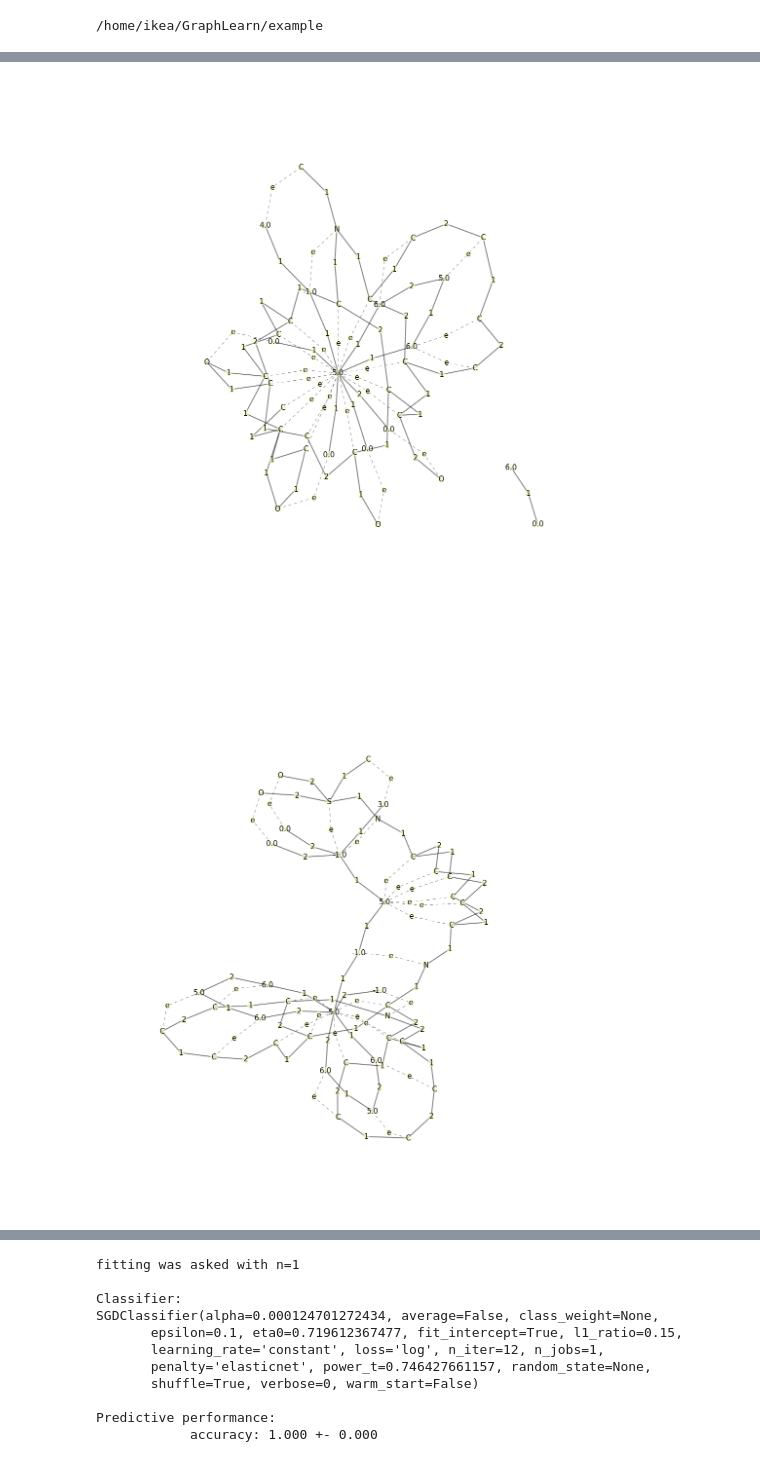
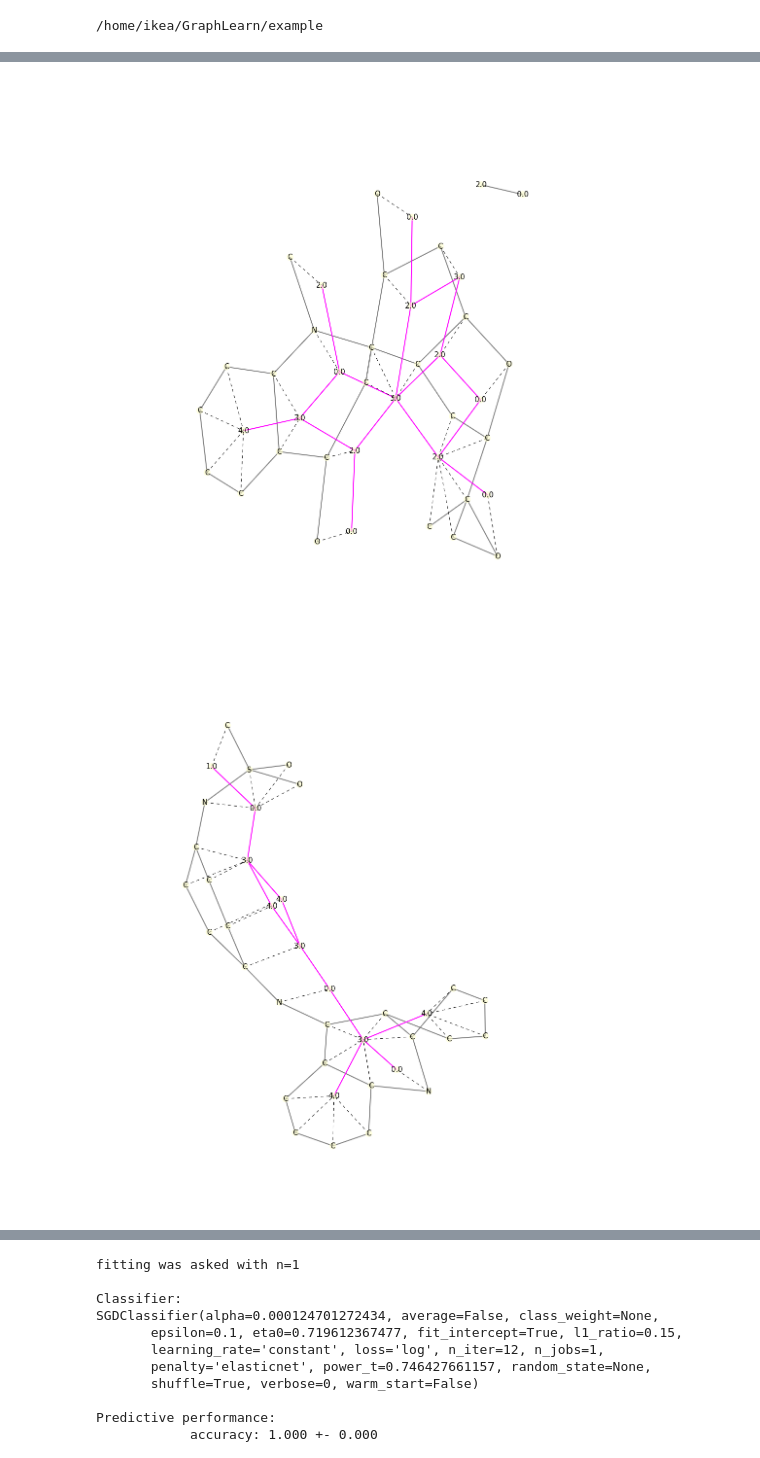
Before and after one commit to fabriziocosta/GraphLearn, a Jupyter notebook: example/Abstract_by_Estimator.ipynb, the cells around one changed output, grey strips where cells are left out. Drawn from its saved outputs; the diff is of its cells as text; code cells hidden in the pictures.

Commit message:
grawing nested graphs is now nice. edge attributes are preserved, and coloring is possible

```diff
--- a/example/Abstract_by_Estimator.ipynb
+++ b/example/Abstract_by_Estimator.ipynb
@@ -57,7 +57,7 @@ Predictive performance:
 # %%
 from graphlearn.utils import draw
 for i in range(5):
-    draw.graphlearn(gm[i+5].graph(),size=20,contract=False)
+    draw.graphlearn(gm[i+5].graph(),size=20,contract=True, abstract_color='magenta')
 # %% [output]
-[figure, old version]
+[figure, new version]
-[figure, old version]
+[figure, new version]
```
Also changed, not shown: parts of 2 cells of this notebook, 1 other file.
